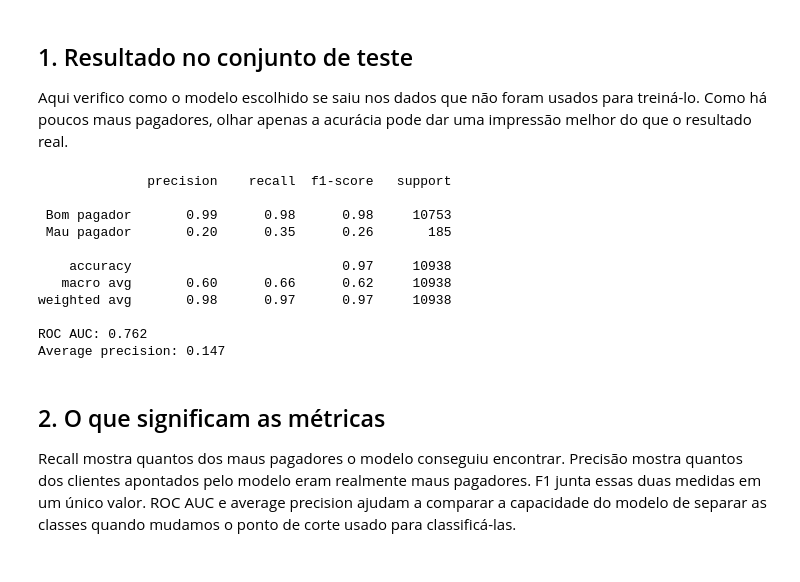
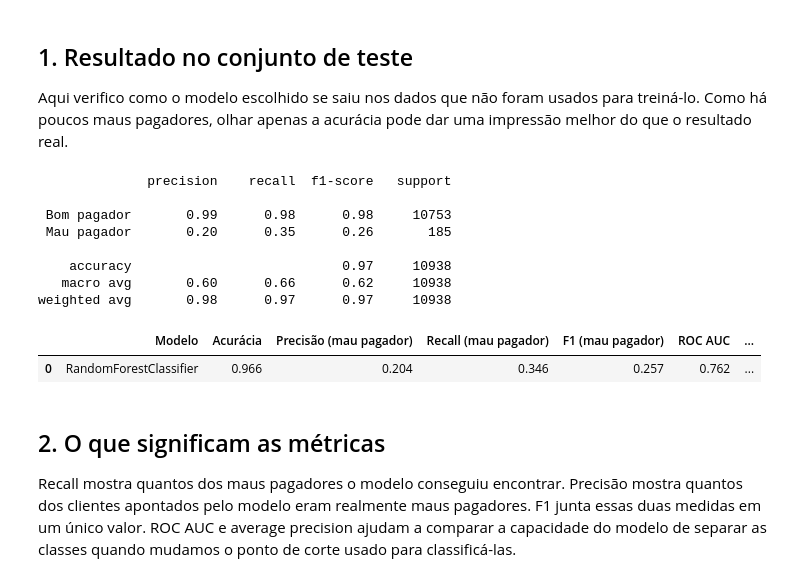
Before and after one commit to stephaneeao-cmd/postech-tech-challenge-fase2-template, a Jupyter notebook: notebooks/04_avaliacao.ipynb, the cells around one changed output. Saved outputs shown, nothing was run; the diff lists cells and outputs as text; code cells hidden in the pictures.

```diff
--- a/notebooks/04_avaliacao.ipynb
+++ b/notebooks/04_avaliacao.ipynb
@@ -19,29 +25,58 @@ pd.set_option("display.max_columns", None)
 ## 1. Resultado no conjunto de teste
 
 Aqui verifico como o modelo escolhido se saiu nos dados que não foram usados para treiná-lo. Como há poucos maus pagadores, olhar apenas a acurácia pode dar uma impressão melhor do que o resultado real.
-# %%
-# A SVM não calcula probabilidades diretamente; usamos a pontuação que ela retorna.
-if hasattr(best_model, "predict_proba"):
-    y_score = best_model.predict_proba(X_test)[:, 1]
-else:
-    y_score = best_model.decision_function(X_test)
-y_pred = best_model.predict(X_test)
-
-print(classification_report(y_test, y_pred, target_names=["Bom pagador", "Mau pagador"], zero_division=0))
-print(f"ROC AUC: {roc_auc_score(y_test, y_score):.3f}")
-print(f"Average precision: {average_precision_score(y_test, y_score):.3f}")
-# %% [output]
-              precision    recall  f1-score   support
-
- Bom pagador       0.99      0.98      0.98     10753
- Mau pagador       0.20      0.35      0.26       185
-
-    accuracy                           0.97     10938
-   macro avg       0.60      0.66      0.62     10938
-weighted avg       0.98      0.97      0.97     10938
-
-ROC AUC: 0.762
-Average precision: 0.147
+# %%
+import joblib
+from sklearn.metrics import (
+    accuracy_score,
+    average_precision_score,
+    classification_report,
+    f1_score,
+    precision_score,
+    recall_score,
+    roc_auc_score,
+)
+from sklearn.model_selection import train_test_split
+
+# Uso a mesma separação do notebook 03 e carrego o modelo que ele salvou.
+df = pd.read_csv(PROCESSED / "dataset_tratado.csv")
+X = df.drop(columns=[TARGET, "ID"])
+y = df[TARGET].astype(int)
+_, X_test, _, y_test = train_test_split(
+    X, y, test_size=0.30, stratify=y, random_state=RANDOM_STATE
+)
+best_model = joblib.load(MODELS / "best_model.joblib")
+
+# Alguns modelos dão probabilidades; a SVM retorna uma pontuação equivalente.
+if hasattr(best_model, "predict_proba"):
+    y_score = best_model.predict_proba(X_test)[:, 1]
+else:
+    y_score = best_model.decision_function(X_test)
+y_pred = best_model.predict(X_test)
+
+print(classification_report(y_test, y_pred, target_names=["Bom pagador", "Mau pagador"], zero_division=0))
+metricas_teste = pd.DataFrame([{
+    "Modelo": type(best_model.named_steps["model"]).__name__,
+    "Acurácia": accuracy_score(y_test, y_pred),
+    "Precisão (mau pagador)": precision_score(y_test, y_pred, zero_division=0),
+    "Recall (mau pagador)": recall_score(y_test, y_pred, zero_division=0),
+    "F1 (mau pagador)": f1_score(y_test, y_pred, zero_division=0),
+    "ROC AUC": roc_auc_score(y_test, y_score),
+    "Average precision": average_precision_score(y_test, y_score),
+}])
+display(metricas_teste.round(3))
+metricas_teste.to_csv(METRICS / "metricas_teste.csv", index=False)
+# %% [output]
+              precision    recall  f1-score   support
+
+ Bom pagador       0.99      0.98      0.98     10753
+ Mau pagador       0.20      0.35      0.26       185
+
+    accuracy                           0.97     10938
+   macro avg       0.60      0.66      0.62     10938
+weighted avg       0.98      0.97      0.97     10938
+|  | Modelo | Acurácia | Precisão (mau pagador) | Recall (mau pagador) | F1 (mau pagador) | ROC AUC | ... |
+| 0 | RandomForestClassifier | 0.966 | 0.204 | 0.346 | 0.257 | 0.762 | ... |
 # %% [markdown]
 ## 2. O que significam as métricas
 
```
Also changed, not shown: parts of 3 cells of this notebook, 15 other files.
